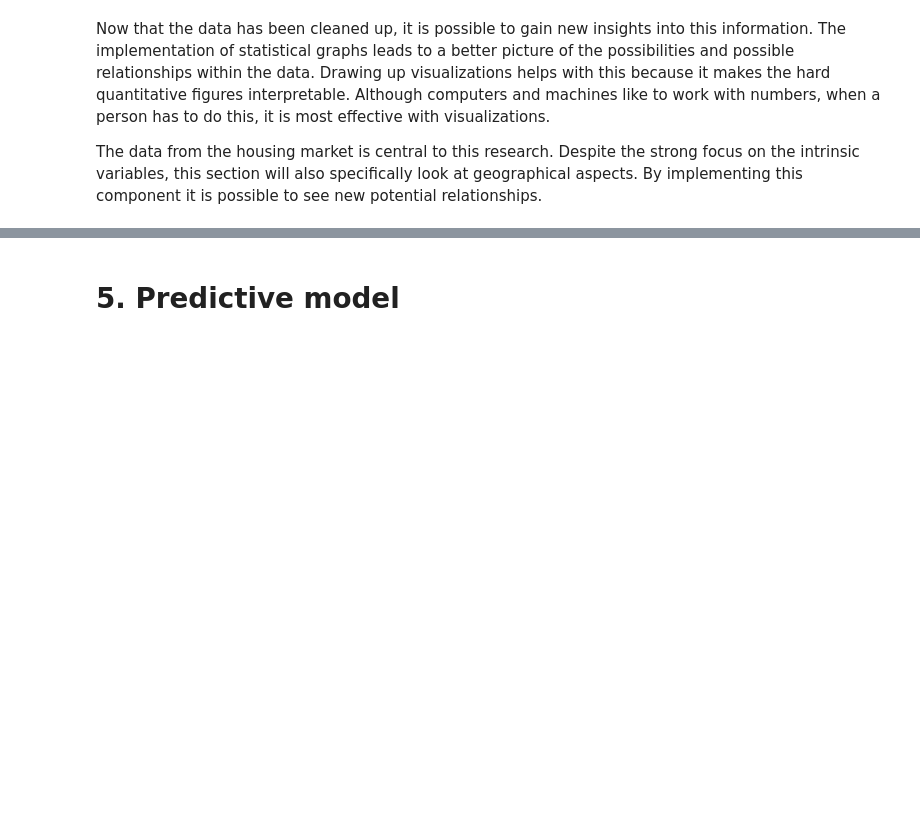
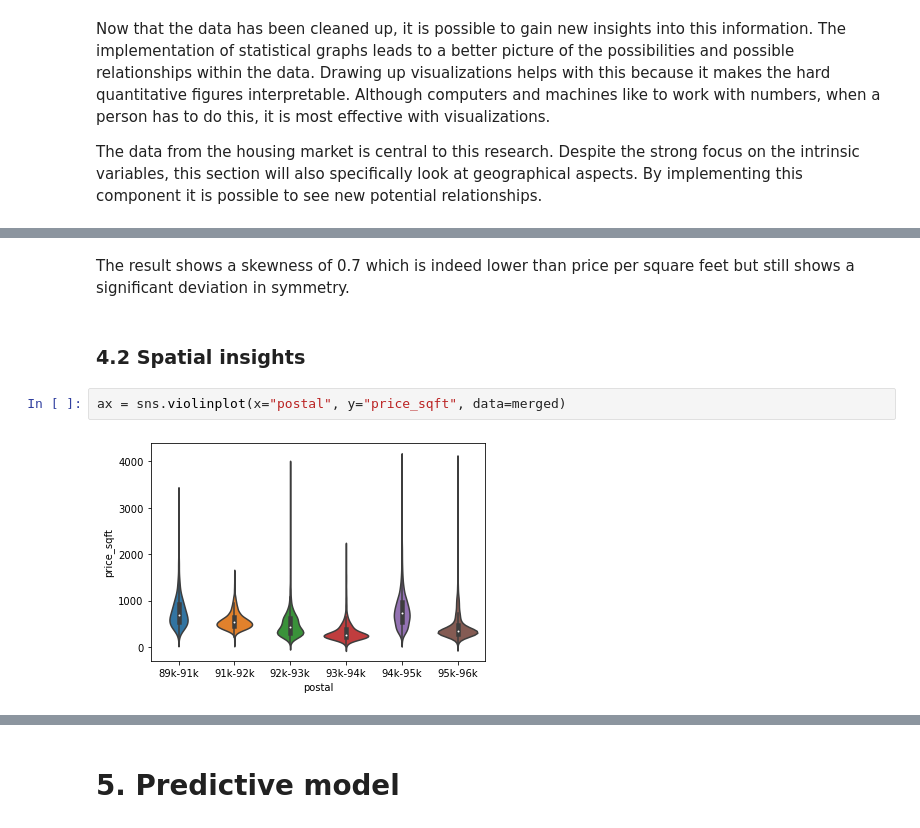
Before and after one commit to matsvdburg/Backup, a Jupyter notebook: Final Assignment - Mats van der Burg.ipynb, the cells around one changed output, grey strips where cells are left out. Drawn from its saved outputs; the diff is of its cells as text; blank space fills up the shorter version.

```diff
--- a/Final Assignment - Mats van der Burg.ipynb
+++ b/Final Assignment - Mats van der Burg.ipynb
@@ -395,0 +458,8 @@ merged.corr()
+# %% [markdown]
+The result shows a skewness of 0.7 which is indeed lower than price per square feet but still shows a significant deviation in symmetry.
+# %% [markdown]
+### 4.2 Spatial insights
+# %%
+ax = sns.violinplot(x="postal", y="price_sqft", data=merged)
+# %% [output]
+[figure, added]
```
Also changed, not shown: parts of 30 cells of this notebook.
